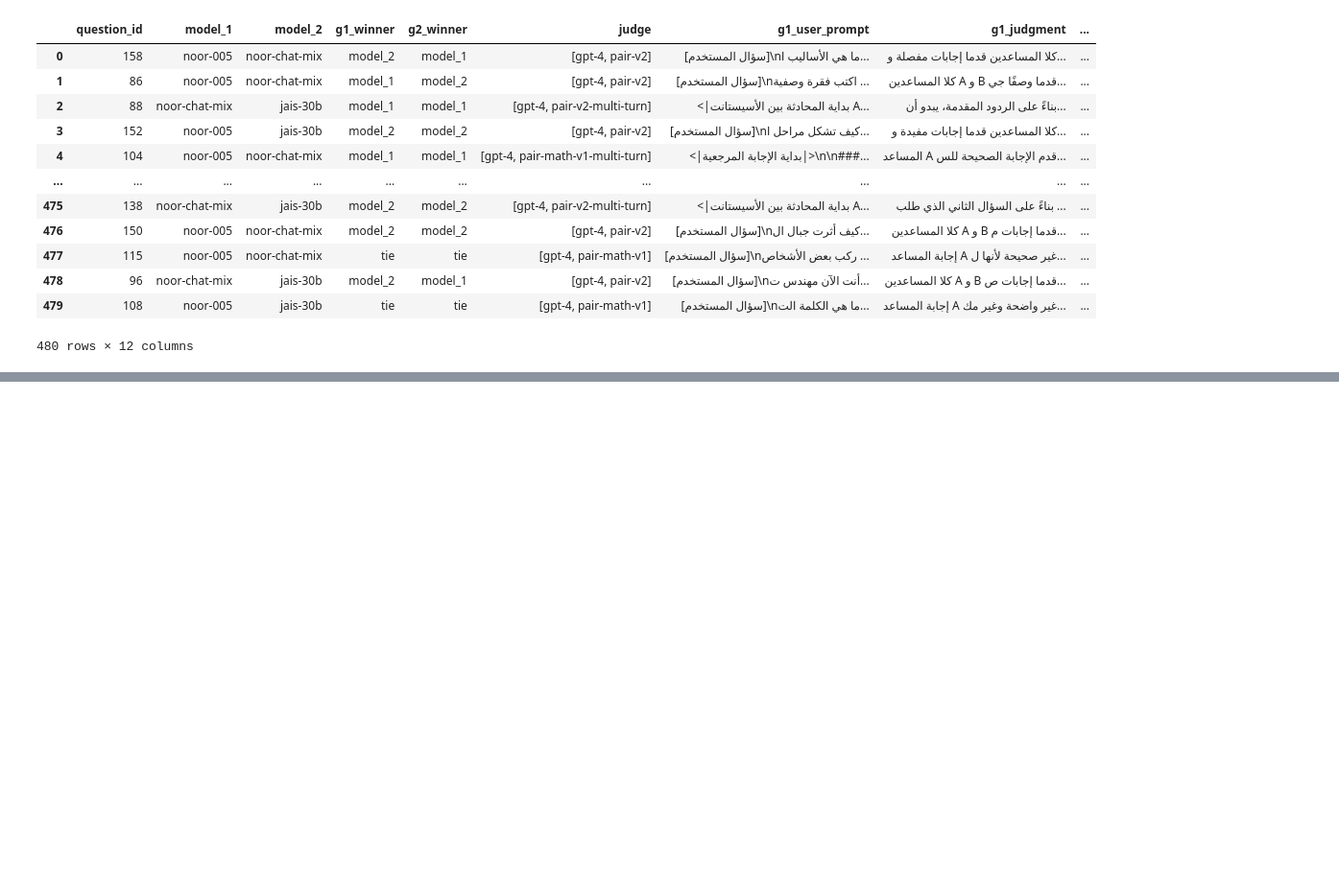
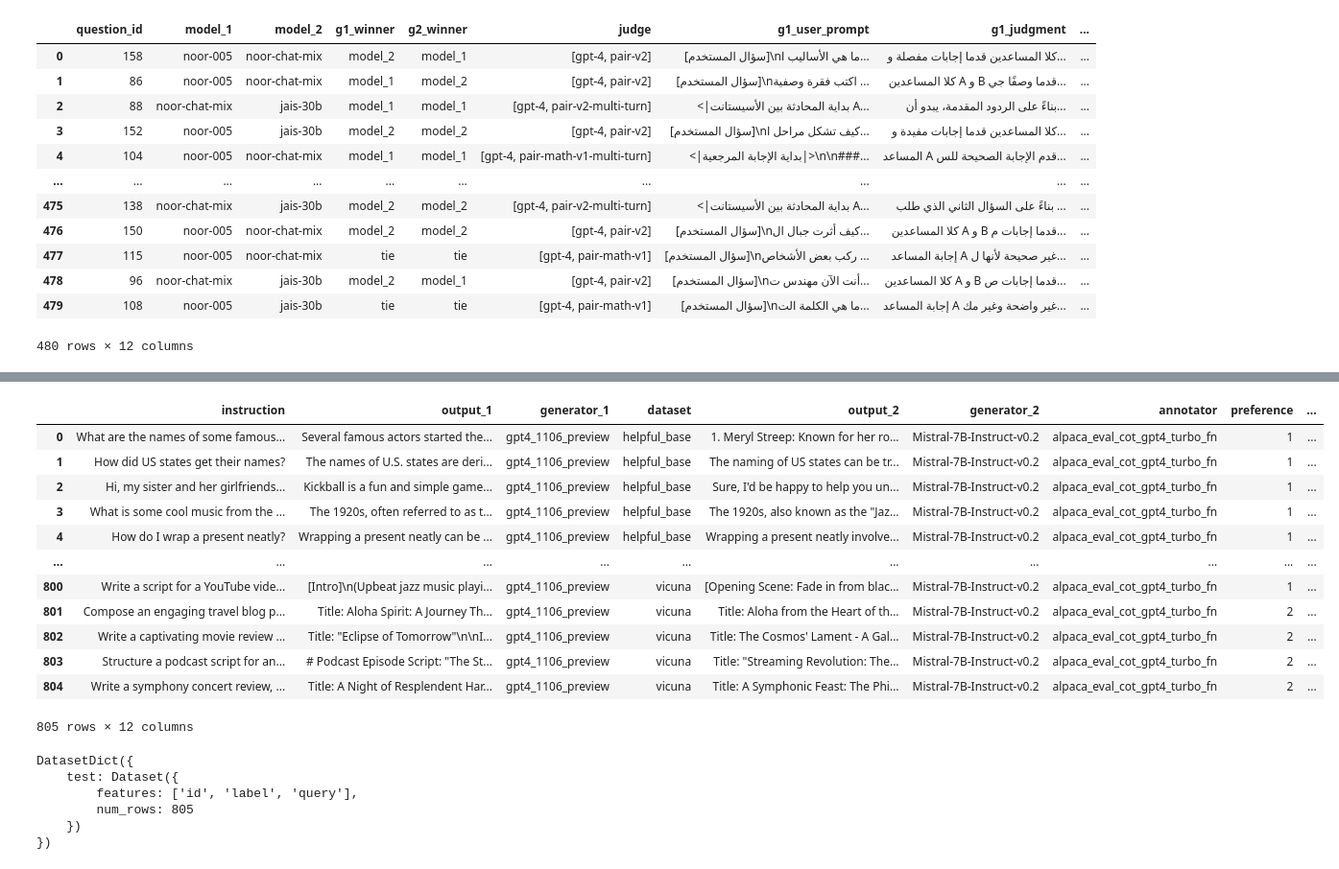
Before and after one commit to kirill-fedyanin/FastChat, a Jupyter notebook: explore.ipynb, the cells around one changed output, grey strips where cells are left out. Shown at 96% size. Saved outputs shown, nothing was run; the diff lists cells and outputs as text; code cells hidden in the pictures; blank space fills up the shorter version.

```diff
--- a/explore.ipynb
+++ b/explore.ipynb
@@ -501,0 +597,17 @@ pairs_2.to_json("fastchat/llm_judge/data/mt_bench/model_judgment/gpt-4_pair.json
+# %%
+ex1 = pd.read_json("https://raw.githubusercontent.com/tatsu-lab/alpaca_eval/main/results/Mistral-7B-Instruct-v0.2/alpaca_eval_gpt4_turbo_fn/annotations.json")
+ex1
+# %% [output]
+|  | instruction | output_1 | generator_1 | dataset | output_2 | generator_2 | annotator | preference | ... |
+| 0 | What are the names of some famous... | Several famous actors started the... | gpt4_1106_preview | helpful_base | 1. Meryl Streep: Known for her ro... | Mistral-7B-Instruct-v0.2 | alpaca_eval_cot_gpt4_turbo_fn | 1 | ... |
+| 1 | How did US states get their names? | The names of U.S. states are deri... | gpt4_1106_preview | helpful_base | The naming of US states can be tr... | Mistral-7B-Instruct-v0.2 | alpaca_eval_cot_gpt4_turbo_fn | 1 | ... |
+| 2 | Hi, my sister and her girlfriends... | Kickball is a fun and simple game... | gpt4_1106_preview | helpful_base | Sure, I'd be happy to help you un... | Mistral-7B-Instruct-v0.2 | alpaca_eval_cot_gpt4_turbo_fn | 1 | ... |
+| 3 | What is some cool music from the ... | The 1920s, often referred to as t... | gpt4_1106_preview | helpful_base | The 1920s, also known as the "Jaz... | Mistral-7B-Instruct-v0.2 | alpaca_eval_cot_gpt4_turbo_fn | 1 | ... |
+| 4 | How do I wrap a present neatly? | Wrapping a present neatly can be ... | gpt4_1106_preview | helpful_base | Wrapping a present neatly involve... | Mistral-7B-Instruct-v0.2 | alpaca_eval_cot_gpt4_turbo_fn | 1 | ... |
+| ... | ... | ... | ... | ... | ... | ... | ... | ... | ... |
+| 800 | Write a script for a YouTube vide... | [Intro]\n(Upbeat jazz music playi... | gpt4_1106_preview | vicuna | [Opening Scene: Fade in from blac... | Mistral-7B-Instruct-v0.2 | alpaca_eval_cot_gpt4_turbo_fn | 1 | ... |
+| 801 | Compose an engaging travel blog p... | Title: Aloha Spirit: A Journey Th... | gpt4_1106_preview | vicuna | Title: Aloha from the Heart of th... | Mistral-7B-Instruct-v0.2 | alpaca_eval_cot_gpt4_turbo_fn | 2 | ... |
+| 802 | Write a captivating movie review ... | Title: "Eclipse of Tomorrow"\n\nI... | gpt4_1106_preview | vicuna | Title: The Cosmos' Lament - A Gal... | Mistral-7B-Instruct-v0.2 | alpaca_eval_cot_gpt4_turbo_fn | 2 | ... |
+| 803 | Structure a podcast script for an... | # Podcast Episode Script: "The St... | gpt4_1106_preview | vicuna | Title: "Streaming Revolution: The... | Mistral-7B-Instruct-v0.2 | alpaca_eval_cot_gpt4_turbo_fn | 2 | ... |
+| 804 | Write a symphony concert review, ... | Title: A Night of Resplendent Har... | gpt4_1106_preview | vicuna | Title: A Symphonic Feast: The Phi... | Mistral-7B-Instruct-v0.2 | alpaca_eval_cot_gpt4_turbo_fn | 2 | ... |
+805 rows × 12 columns
@@ -501,0 +618,10 @@ pairs_2.to_json("fastchat/llm_judge/data/mt_bench/model_judgment/gpt-4_pair.json
+# %%
+
+ds
+# %% [output]
+DatasetDict({
+    test: Dataset({
+        features: ['id', 'label', 'query'],
+        num_rows: 805
+    })
+})
```
Also changed, not shown: parts of 12 cells of this notebook, 4 other files.
